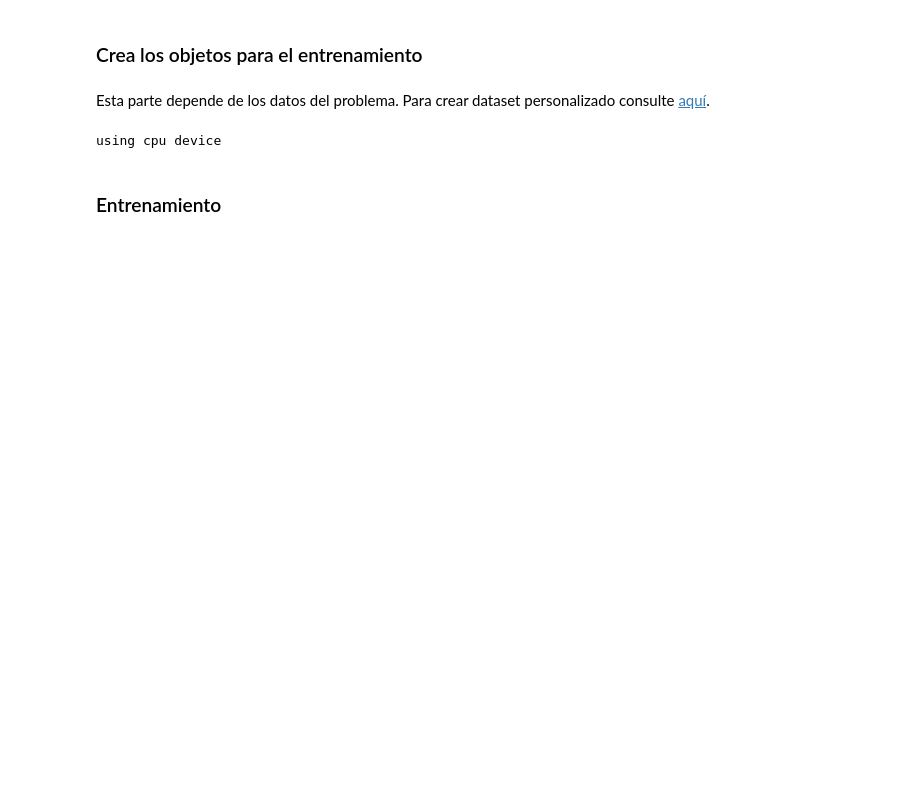
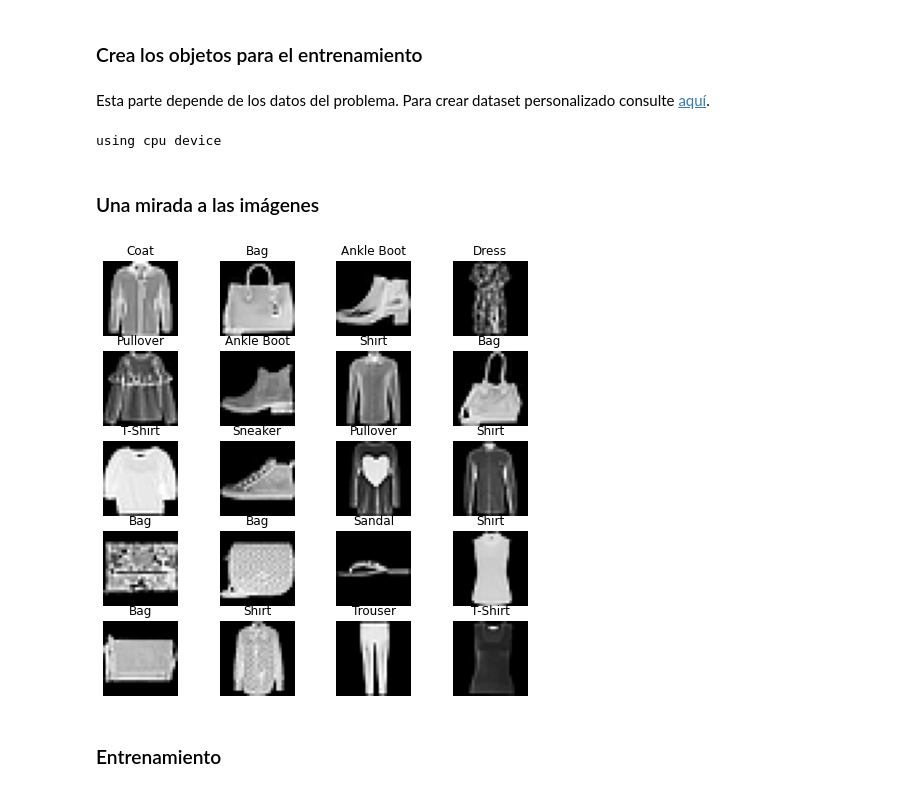
Before and after one commit to AprendizajeProfundo/Curso-Basico-IA, a Jupyter notebook: Cuadernos/Mincurso_IA_03.ipynb, the cells around one changed output. Drawn from its saved outputs; the diff is of its cells as text; code cells hidden in the pictures; blank space fills up the shorter version.

```diff
--- a/Cuadernos/Mincurso_IA_03.ipynb
+++ b/Cuadernos/Mincurso_IA_03.ipynb
@@ -612,6 +765,23 @@ trainer = Trainer(model=model, loss_fn=loss_fn,  optimizer=optimizer,
                   n_report=375, path_to_save= path_to_save )
 # %% [output]
 using cpu device
+# %% [markdown]
+### Una mirada a las imágenes
+# %%
+labels_map = {0 : 'T-Shirt', 1 : 'Trouser', 2 : 'Pullover', 3 : 'Dress', 4 : 'Coat', 5 : 'Sandal', 6 : 'Shirt',
+              7 : 'Sneaker', 8 : 'Bag', 9 : 'Ankle Boot'};
+
+test_data = datasets.FashionMNIST(
+    root="data",
+    train=False,
+    download=True,
+    transform=ToTensor(),
+)
+
+drawer = Drawer(dataset=test_data, label_names=labels_map)
+drawer.plot()
+# %% [output]
+[figure, added]
 # %% [markdown]
 ### Entrenamiento
 # %%
```
Also changed, not shown: parts of 42 cells of this notebook.
